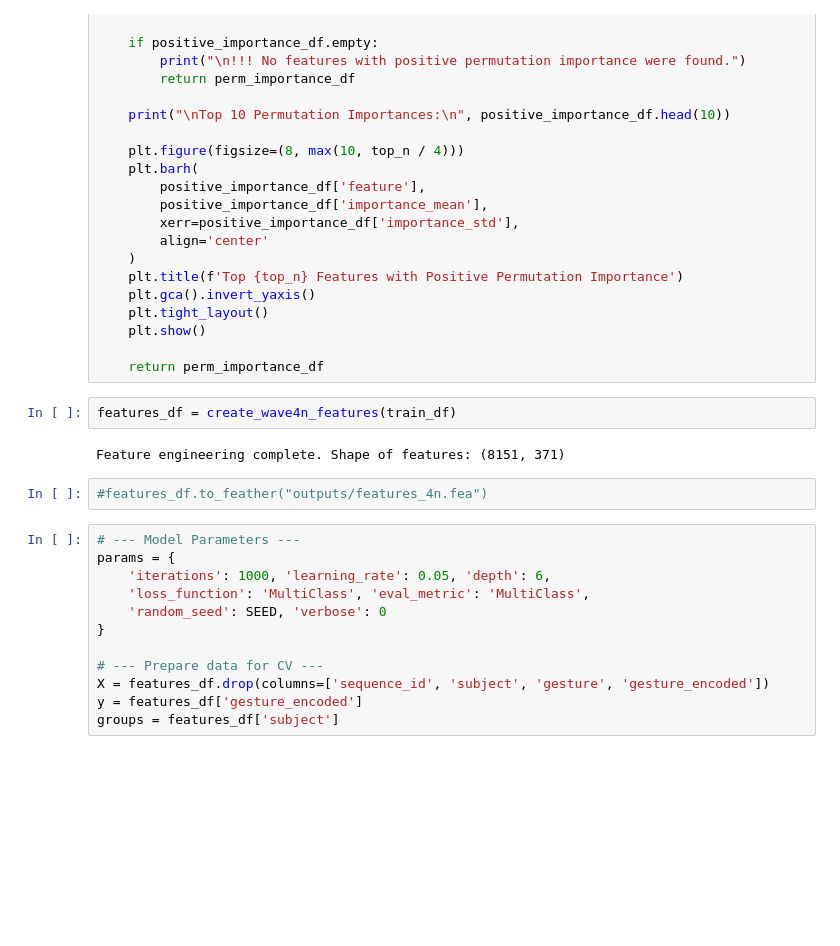
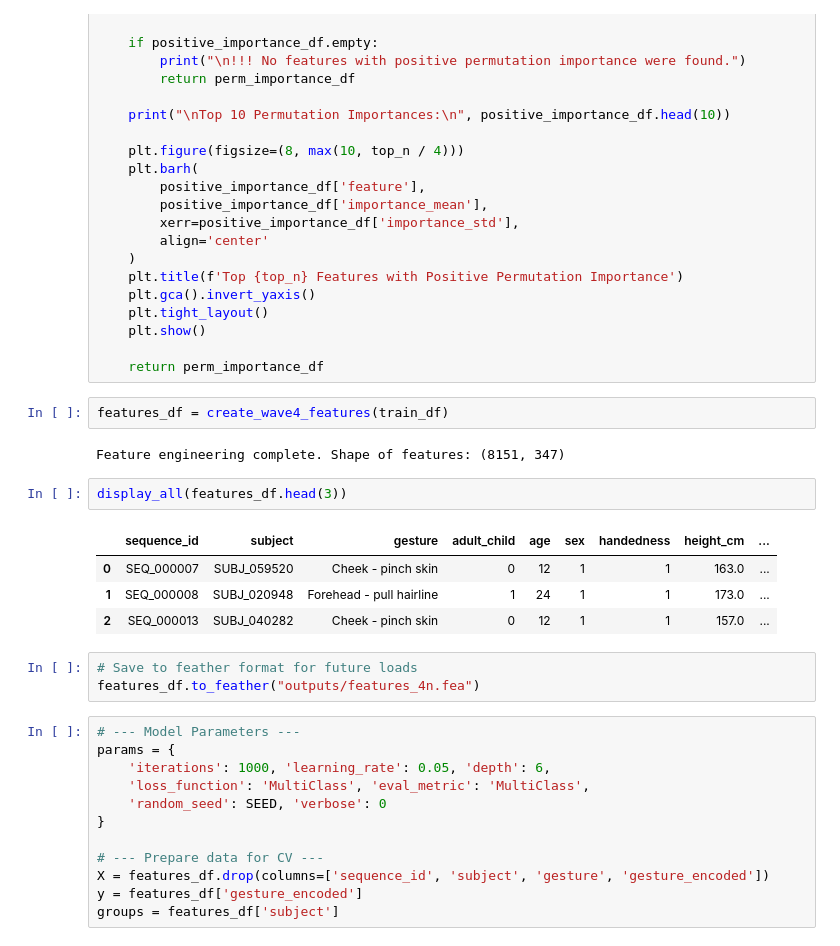
Before and after one commit to bachaudhry/kaggle-cmi-detect-behavior, a Jupyter notebook: notebooks/04-iteration-tuning-1.ipynb, the cells around one changed output. Saved outputs shown, nothing was run; the diff lists cells and outputs as text; blank space fills up the shorter version.

```diff
--- a/notebooks/04-iteration-tuning-1.ipynb
+++ b/notebooks/04-iteration-tuning-1.ipynb
@@ -258,11 +228,19 @@ def calculate_permutation_importance(model, X_val, y_val, scorer, top_n=200):
 
     return perm_importance_df
 # %%
-features_df = create_wave4n_features(train_df)
+features_df = create_wave4_features(train_df)
 # %% [output]
-Feature engineering complete. Shape of features: (8151, 371)
+Feature engineering complete. Shape of features: (8151, 347)
+# %%
+display_all(features_df.head(3))
+# %% [output]
+|  | sequence_id | subject | gesture | adult_child | age | sex | handedness | height_cm | ... |
+| 0 | SEQ_000007 | SUBJ_059520 | Cheek - pinch skin | 0 | 12 | 1 | 1 | 163.0 | ... |
+| 1 | SEQ_000008 | SUBJ_020948 | Forehead - pull hairline | 1 | 24 | 1 | 1 | 173.0 | ... |
+| 2 | SEQ_000013 | SUBJ_040282 | Cheek - pinch skin | 0 | 12 | 1 | 1 | 157.0 | ... |
 # %%
-#features_df.to_feather("outputs/features_4n.fea")
+# Save to feather format for future loads
+features_df.to_feather("outputs/features_4n.fea")
 # %%
 # --- Model Parameters ---
 params = {
```
Also changed, not shown: parts of 8 cells of this notebook.
